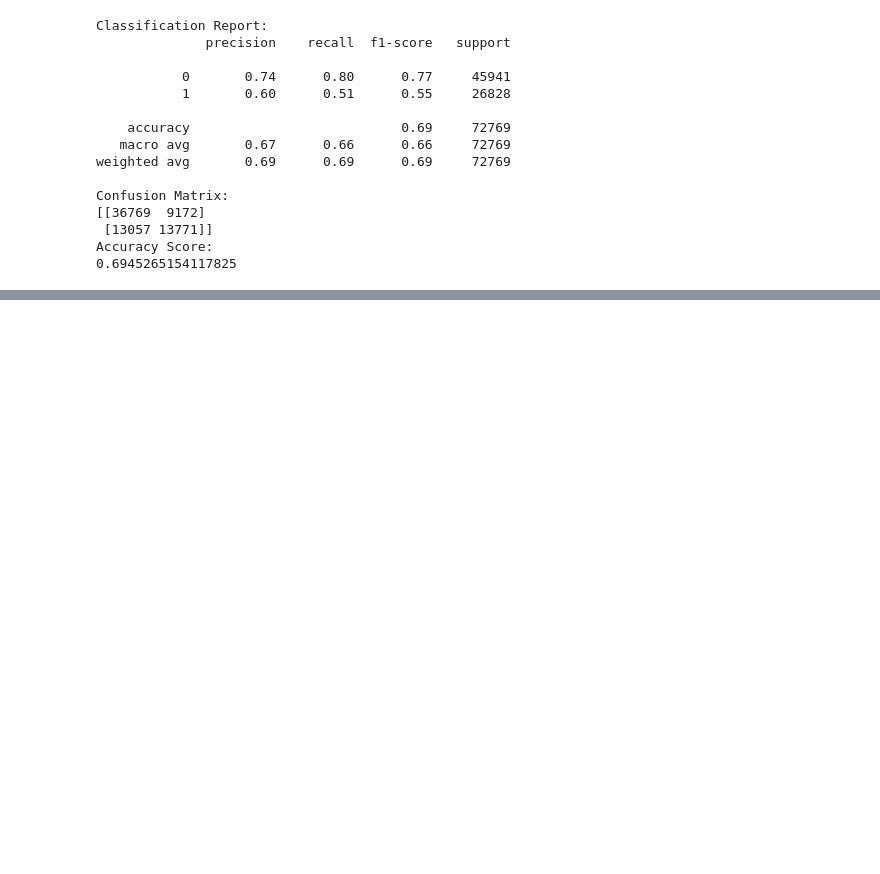
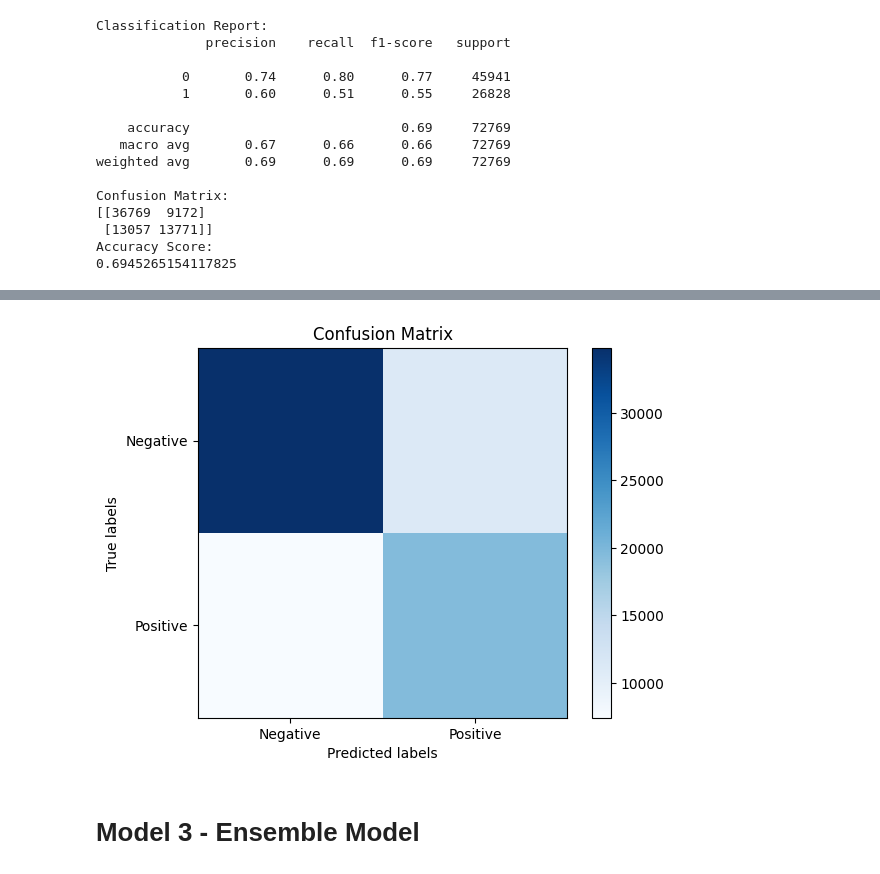
Before and after one commit to Brittanysacha/Mini-Project-V, a Jupyter notebook: mini_project_V.ipynb, the cells around one changed output, grey strips where cells are left out. Saved outputs shown, nothing was run; the diff lists cells and outputs as text; code cells hidden in the pictures; blank space fills up the shorter version.

```diff
--- a/mini_project_V.ipynb
+++ b/mini_project_V.ipynb
@@ -800,0 +851,6 @@ print(classification_report(y_test, y_pred))
+# %%
+# Load the best model
+best_model = tuner.get_best_models(num_models=1)[0]
+
+# Make predictions on the test dataset
+y_pred = best_model.predict(X_test)
@@ -800,0 +859,18 @@ print(classification_report(y_test, y_pred))
+# %%
+# Convert the predicted probabilities to binary labels
+y_pred_labels = np.round(y_pred)
+
+# Plot a confusion matrix
+cm = confusion_matrix(y_test, y_pred_labels)
+plt.imshow(cm, cmap=plt.cm.Blues)
+plt.xlabel("Predicted labels")
+plt.ylabel("True labels")
+plt.xticks([0, 1], ['Negative', 'Positive'])
+plt.yticks([0, 1], ['Negative', 'Positive'])
+plt.title("Confusion Matrix")
+plt.colorbar()
+plt.show()
+# %% [output]
+[figure, added]
+# %% [markdown]
+# Model 3 - Ensemble Model
```
Also changed, not shown: parts of 71 cells of this notebook, 1 other file.
